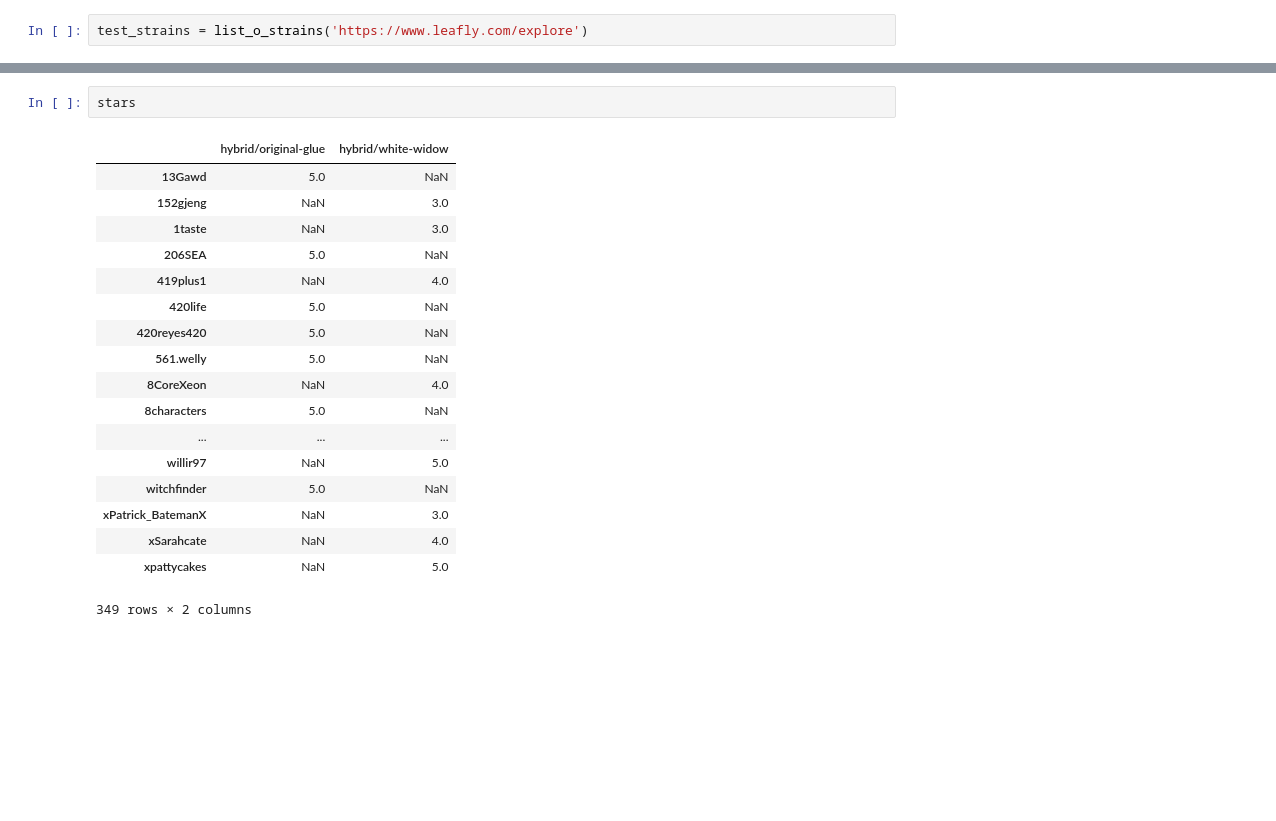
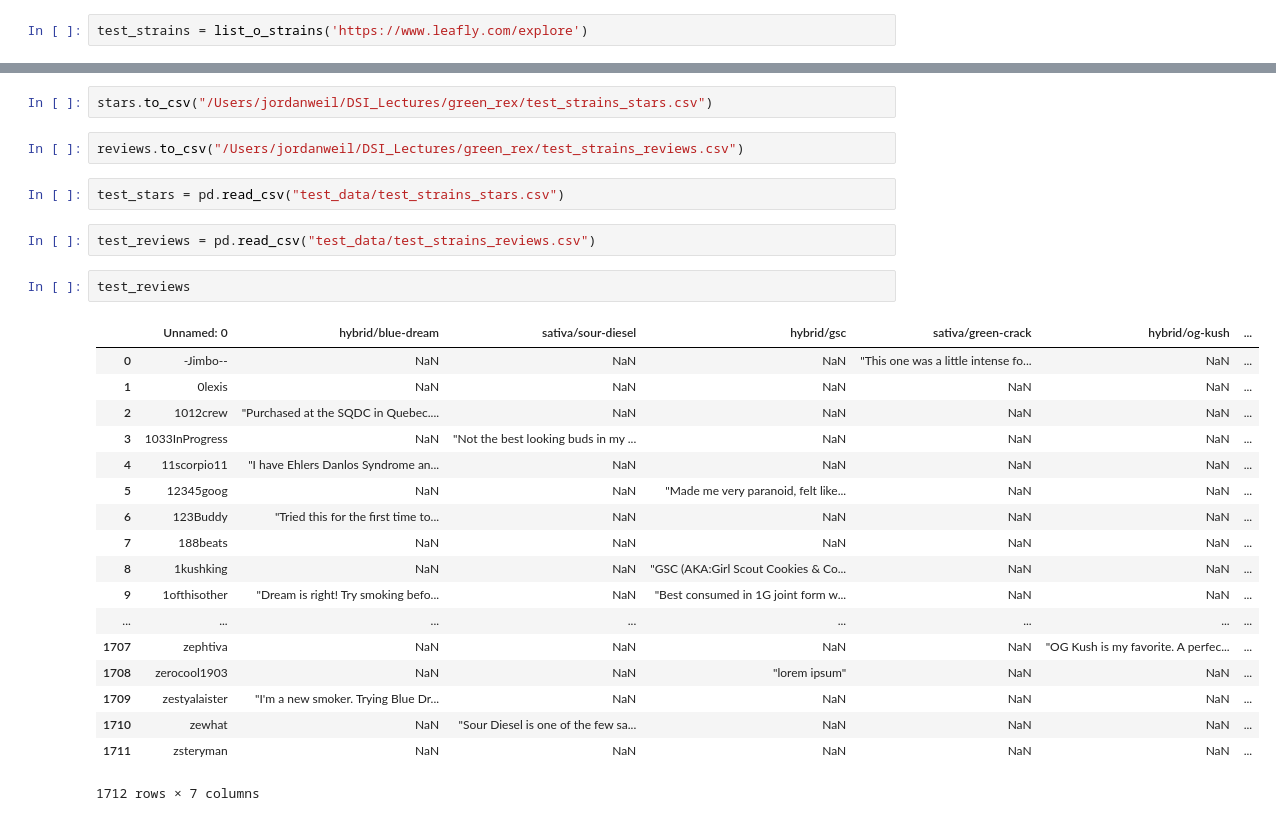
Before and after one commit to jweil8/green_rex, a Jupyter notebook: clean_script.ipynb, the cells around one changed output, grey strips where cells are left out. Drawn from its saved outputs; the diff is of its cells as text; blank space fills up the shorter version.

Commit message:
add test data as a CSV file

```diff
--- a/clean_script.ipynb
+++ b/clean_script.ipynb
@@ -170,21 +175,29 @@ stars, reviews = scraper_dummy_test(test_strains[6:8])
-# %%
-stars
-# %% [output]
-|  | hybrid/original-glue | hybrid/white-widow |
-| 13Gawd | 5.0 | NaN |
-| 152gjeng | NaN | 3.0 |
-| 1taste | NaN | 3.0 |
-| 206SEA | 5.0 | NaN |
-| 419plus1 | NaN | 4.0 |
-| 420life | 5.0 | NaN |
-| 420reyes420 | 5.0 | NaN |
-| 561.welly | 5.0 | NaN |
-| 8CoreXeon | NaN | 4.0 |
-| 8characters | 5.0 | NaN |
-| ... | ... | ... |
-| willir97 | NaN | 5.0 |
-| witchfinder | 5.0 | NaN |
-| xPatrick_BatemanX | NaN | 3.0 |
-| xSarahcate | NaN | 4.0 |
-| xpattycakes | NaN | 5.0 |
-349 rows × 2 columns
+# %%
+stars.to_csv("/Users/jordanweil/DSI_Lectures/green_rex/test_strains_stars.csv")
+# %%
+reviews.to_csv("/Users/jordanweil/DSI_Lectures/green_rex/test_strains_reviews.csv")
+# %%
+test_stars = pd.read_csv("test_data/test_strains_stars.csv")
+# %%
+test_reviews = pd.read_csv("test_data/test_strains_reviews.csv")
+# %%
+test_reviews
+# %% [output]
+|  | Unnamed: 0 | hybrid/blue-dream | sativa/sour-diesel | hybrid/gsc | sativa/green-crack | hybrid/og-kush | ... |
+| 0 | -Jimbo-- | NaN | NaN | NaN | "This one was a little intense fo... | NaN | ... |
+| 1 | 0lexis | NaN | NaN | NaN | NaN | NaN | ... |
+| 2 | 1012crew | "Purchased at the SQDC in Quebec.... | NaN | NaN | NaN | NaN | ... |
+| 3 | 1033InProgress | NaN | "Not the best looking buds in my ... | NaN | NaN | NaN | ... |
+| 4 | 11scorpio11 | "I have Ehlers Danlos Syndrome an... | NaN | NaN | NaN | NaN | ... |
+| 5 | 12345goog | NaN | NaN | "Made me very paranoid, felt like... | NaN | NaN | ... |
+| 6 | 123Buddy | "Tried this for the first time to... | NaN | NaN | NaN | NaN | ... |
+| 7 | 188beats | NaN | NaN | NaN | NaN | NaN | ... |
+| 8 | 1kushking | NaN | NaN | "GSC (AKA:Girl Scout Cookies & Co... | NaN | NaN | ... |
+| 9 | 1ofthisother | "Dream is right! Try smoking befo... | NaN | "Best consumed in 1G joint form w... | NaN | NaN | ... |
+| ... | ... | ... | ... | ... | ... | ... | ... |
+| 1707 | zephtiva | NaN | NaN | NaN | NaN | "OG Kush is my favorite. A perfec... | ... |
+| 1708 | zerocool1903 | NaN | NaN | "lorem ipsum" | NaN | NaN | ... |
+| 1709 | zestyalaister | "I'm a new smoker. Trying Blue Dr... | NaN | NaN | NaN | NaN | ... |
+| 1710 | zewhat | NaN | "Sour Diesel is one of the few sa... | NaN | NaN | NaN | ... |
+| 1711 | zsteryman | NaN | NaN | NaN | NaN | NaN | ... |
+1712 rows × 7 columns
```
Also changed, not shown: parts of 3 cells of this notebook, 3 other files.
